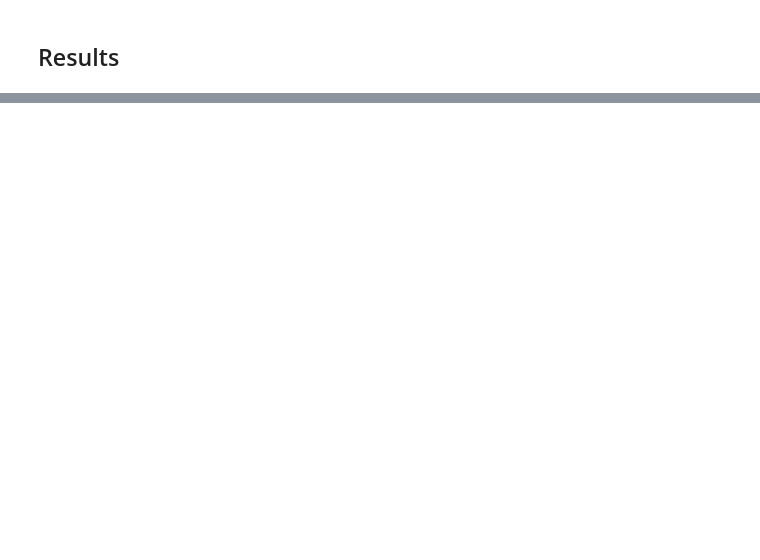
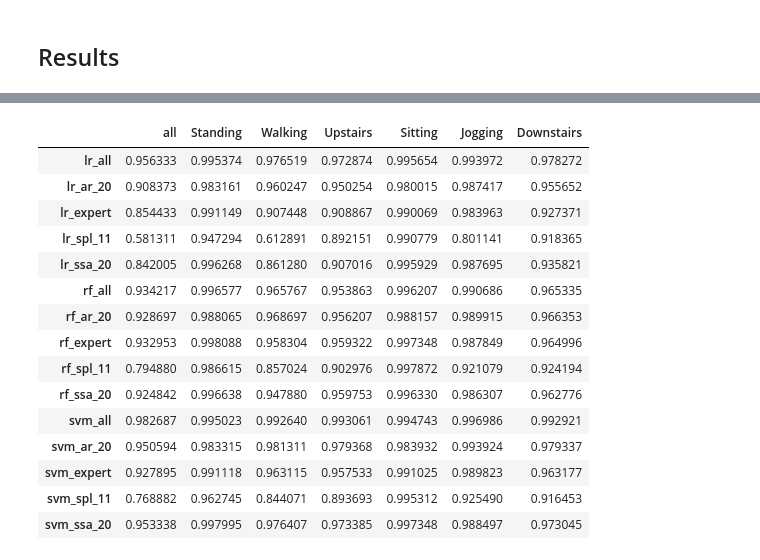
Before and after one commit to Ilyas979/2017-Isachenko-MetaModels, a Jupyter notebook: code/Classification.ipynb, the cells around one changed output, grey strips where cells are left out. Saved outputs shown, nothing was run; the diff lists cells and outputs as text; code cells hidden in the pictures; blank space fills up the shorter version.

```diff
--- a/code/Classification.ipynb
+++ b/code/Classification.ipynb
@@ -209,0 +213,31 @@ results_uschad
+# %%
+results_wisdm_final = pd.read_csv('./results/results_wisdm_norm.csv', index_col=0)
+results_wisdm_all = pd.read_csv('./results/results_wisdm_all.csv', index_col=0)
+
+results_wisdm_final.loc['lr_all'] = results_wisdm_all.loc['lr_all']
+results_wisdm_final.loc['svm_all'] = results_wisdm_all.loc['svm_all']
+results_wisdm_norm.loc['rf_all'] = results_wisdm_all.loc['rf_all']
+
+results_wisdm_spl = pd.read_csv('./results/results_wisdm_spl.csv', index_col=0)
+results_wisdm_final = pd.concat([results_wisdm_final, results_wisdm_spl]).sort_index()
+
+results_wisdm_final.to_csv("./results/results_wisdm_final.csv")
+
+results_wisdm_final
+# %% [output]
+|  | all | Standing | Walking | Upstairs | Sitting | Jogging | Downstairs |
+| lr_all | 0.956333 | 0.995374 | 0.976519 | 0.972874 | 0.995654 | 0.993972 | 0.978272 |
+| lr_ar_20 | 0.908373 | 0.983161 | 0.960247 | 0.950254 | 0.980015 | 0.987417 | 0.955652 |
+| lr_expert | 0.854433 | 0.991149 | 0.907448 | 0.908867 | 0.990069 | 0.983963 | 0.927371 |
+| lr_spl_11 | 0.581311 | 0.947294 | 0.612891 | 0.892151 | 0.990779 | 0.801141 | 0.918365 |
+| lr_ssa_20 | 0.842005 | 0.996268 | 0.861280 | 0.907016 | 0.995929 | 0.987695 | 0.935821 |
+| rf_all | 0.934217 | 0.996577 | 0.965767 | 0.953863 | 0.996207 | 0.990686 | 0.965335 |
+| rf_ar_20 | 0.928697 | 0.988065 | 0.968697 | 0.956207 | 0.988157 | 0.989915 | 0.966353 |
+| rf_expert | 0.932953 | 0.998088 | 0.958304 | 0.959322 | 0.997348 | 0.987849 | 0.964996 |
+| rf_spl_11 | 0.794880 | 0.986615 | 0.857024 | 0.902976 | 0.997872 | 0.921079 | 0.924194 |
+| rf_ssa_20 | 0.924842 | 0.996638 | 0.947880 | 0.959753 | 0.996330 | 0.986307 | 0.962776 |
+| svm_all | 0.982687 | 0.995023 | 0.992640 | 0.993061 | 0.994743 | 0.996986 | 0.992921 |
+| svm_ar_20 | 0.950594 | 0.983315 | 0.981311 | 0.979368 | 0.983932 | 0.993924 | 0.979337 |
+| svm_expert | 0.927895 | 0.991118 | 0.963115 | 0.957533 | 0.991025 | 0.989823 | 0.963177 |
+| svm_spl_11 | 0.768882 | 0.962745 | 0.844071 | 0.893693 | 0.995312 | 0.925490 | 0.916453 |
+| svm_ssa_20 | 0.953338 | 0.997995 | 0.976407 | 0.973385 | 0.997348 | 0.988497 | 0.973045 |
```
Also changed, not shown: parts of 19 cells of this notebook, 10 other files.
